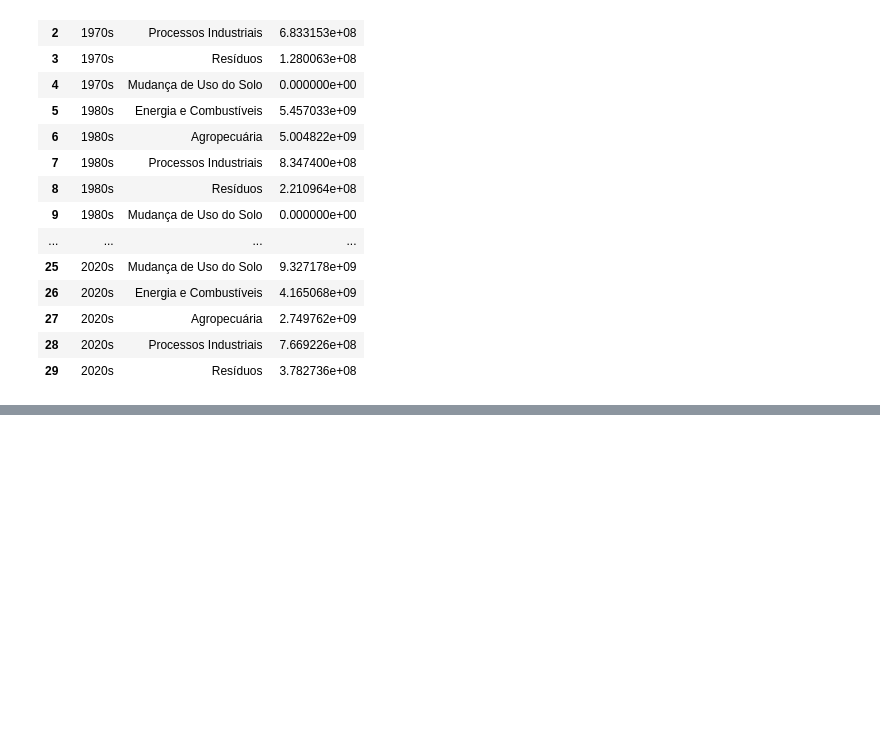
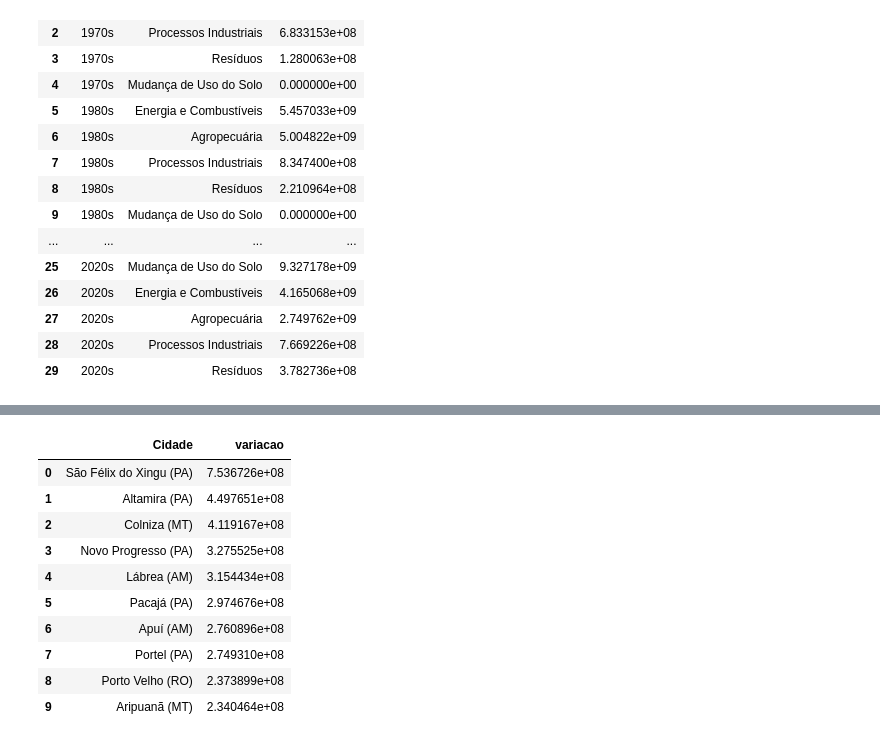
Before and after one commit to vivsoliveira/emissoes_gee, a Jupyter notebook: Dados por município 12.0/spark.ipynb, the cells around one changed output, grey strips where cells are left out. Drawn from its saved outputs; the diff is of its cells as text; code cells hidden in the pictures; blank space fills up the shorter version.

```diff
--- a/Dados por município 12.0/spark.ipynb
+++ b/Dados por município 12.0/spark.ipynb
@@ -190,0 +269,29 @@ LIMIT 20
+# %%
+# municípios com maior crescimento
+conn.execute("""
+WITH primeira AS (SELECT MIN(decada) as dec FROM emissoes),
+     ultima AS (SELECT MAX(decada) as dec FROM emissoes)
+SELECT
+    Cidade,
+    SUM(CASE WHEN e.decada = u.dec THEN emissao_t ELSE 0 END) -
+    SUM(CASE WHEN e.decada = p.dec THEN emissao_t ELSE 0 END) as variacao
+FROM emissoes e
+CROSS JOIN primeira p
+CROSS JOIN ultima u
+WHERE Cidade IS NOT NULL
+GROUP BY Cidade
+ORDER BY variacao DESC
+LIMIT 10
+""").df()
+# %% [output]
+|  | Cidade | variacao |
+| 0 | São Félix do Xingu (PA) | 7.536726e+08 |
+| 1 | Altamira (PA) | 4.497651e+08 |
+| 2 | Colniza (MT) | 4.119167e+08 |
+| 3 | Novo Progresso (PA) | 3.275525e+08 |
+| 4 | Lábrea (AM) | 3.154434e+08 |
+| 5 | Pacajá (PA) | 2.974676e+08 |
+| 6 | Apuí (AM) | 2.760896e+08 |
+| 7 | Portel (PA) | 2.749310e+08 |
+| 8 | Porto Velho (RO) | 2.373899e+08 |
+| 9 | Aripuanã (MT) | 2.340464e+08 |
```
Also changed, not shown: parts of 8 cells of this notebook.
